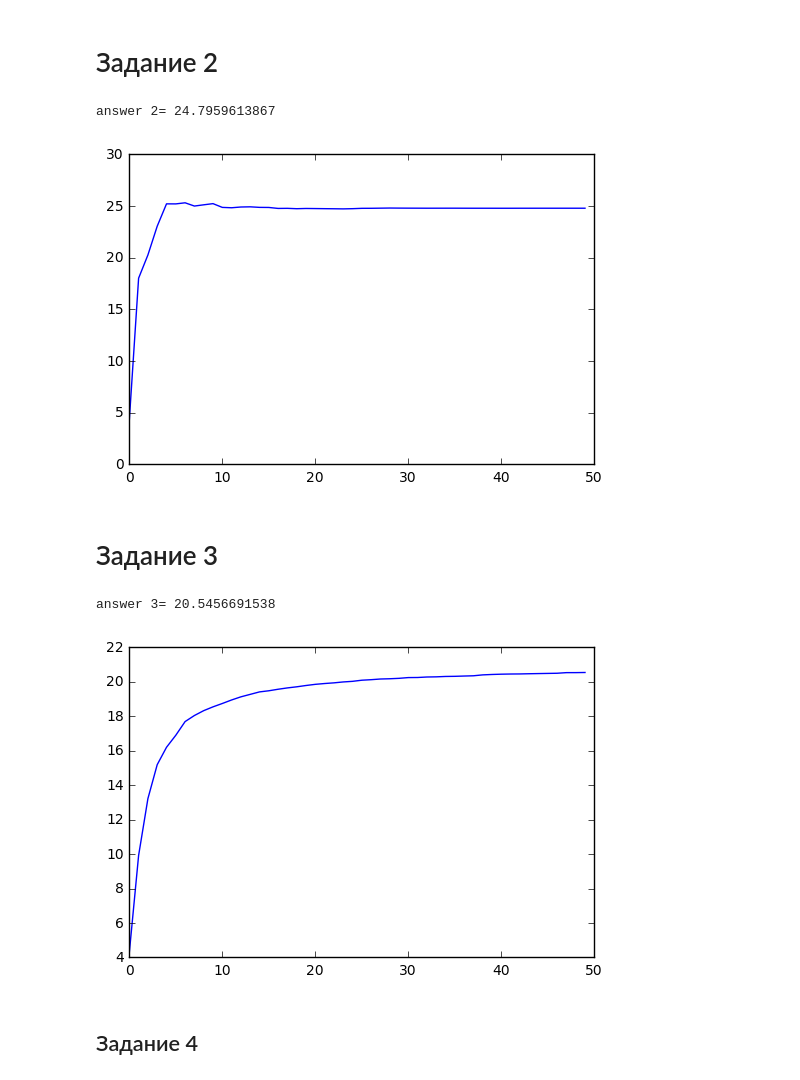
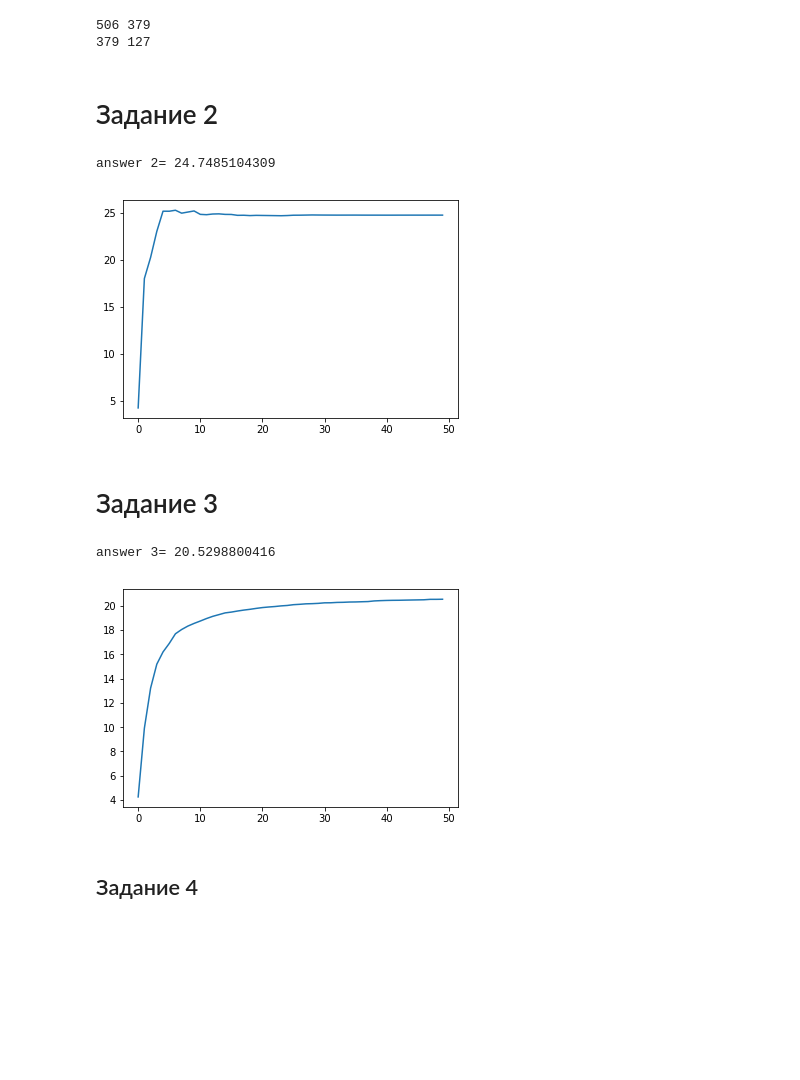
Before and after one commit to MiniGN/Coursera-machine-learning, a Jupyter notebook: course2/week4/course_2_week_4_task_2.ipynb, the cells around one changed output. Cells and saved outputs as stored; diff of their text form; code cells hidden in the pictures; blank space fills up the shorter version.

```diff
--- a/course2/week4/course_2_week_4_task_2.ipynb
+++ b/course2/week4/course_2_week_4_task_2.ipynb
@@ -6,15 +6,24 @@ from sklearn import datasets
 from sklearn.metrics import mean_squared_error
 from sklearn.grid_search import GridSearchCV
 from sklearn.ensemble import GradientBoostingRegressor
+# %%
+def write_answer_to_file(answer, filename):
+    with open(filename, 'w') as f_out:
+        f_out.write(str(answer))
 # %%
 # Грузим датасет, разделяем на 75 и 25%
 boston = datasets.load_boston()
 size=boston['target'].shape[0]
 size_train=int(size*0.75)
 y=boston['target'][0:size_train]
-y_test=boston['target'][size_train+1:size]
+y_test=boston['target'][size_train:]
 X=boston['data'][0:size_train]
-X_test=boston['data'][size_train+1:size]
+X_test=boston['data'][size_train:]
+print (size,size_train)
+print (len(y),len(y_test))
+# %% [output]
+506 379
+379 127
 # %%
 def gbm_predict(X,coefficients_list,base_algorithms_list):
     return [sum([coeff * algo.predict([x])[0] for algo, coeff in zip(base_algorithms_list, coefficients_list)]) for x in X]
@@ -52,22 +61,24 @@ print ("answer 2=",rmse2[-1])
 # 12.6411912587
 plt.plot(range(50),rmse2)
 plt.show()
+write_answer_to_file(rmse2[-1],"test2_res2.txt")
 # %% [output]
-answer 2= 24.7959613867
+answer 2= 24.7485104309
-[figure, old version]
+[figure, new version]
 # %% [markdown]
 # Задание 3
 # %%
 coeff3=[]
 for i in range(50):
     coeff3.append(0.9 / (1.0 + i))
 rmse3=grad_boost(coeff3)
 print ("answer 3=",rmse3[-1])
 plt.plot(range(50),rmse3)
 plt.show()
+write_answer_to_file(rmse3[-1],"test2_res3.txt")
 # %% [output]
-answer 3= 20.5456691538
+answer 3= 20.5298800416
-[figure, old version]
+[figure, new version]
 # %% [markdown]
 ## Задание 4
 # %%
```
Also changed, not shown: parts of 3 cells of this notebook, 33 other files.
